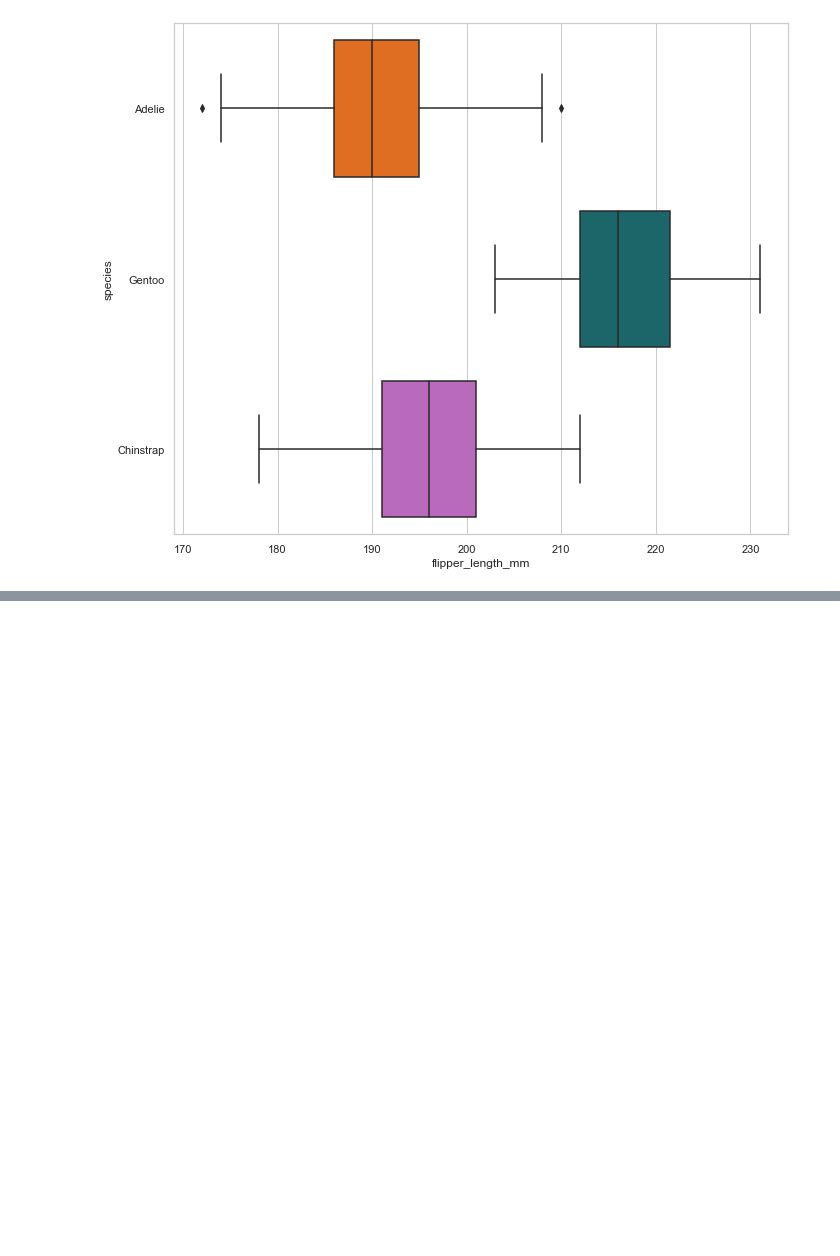
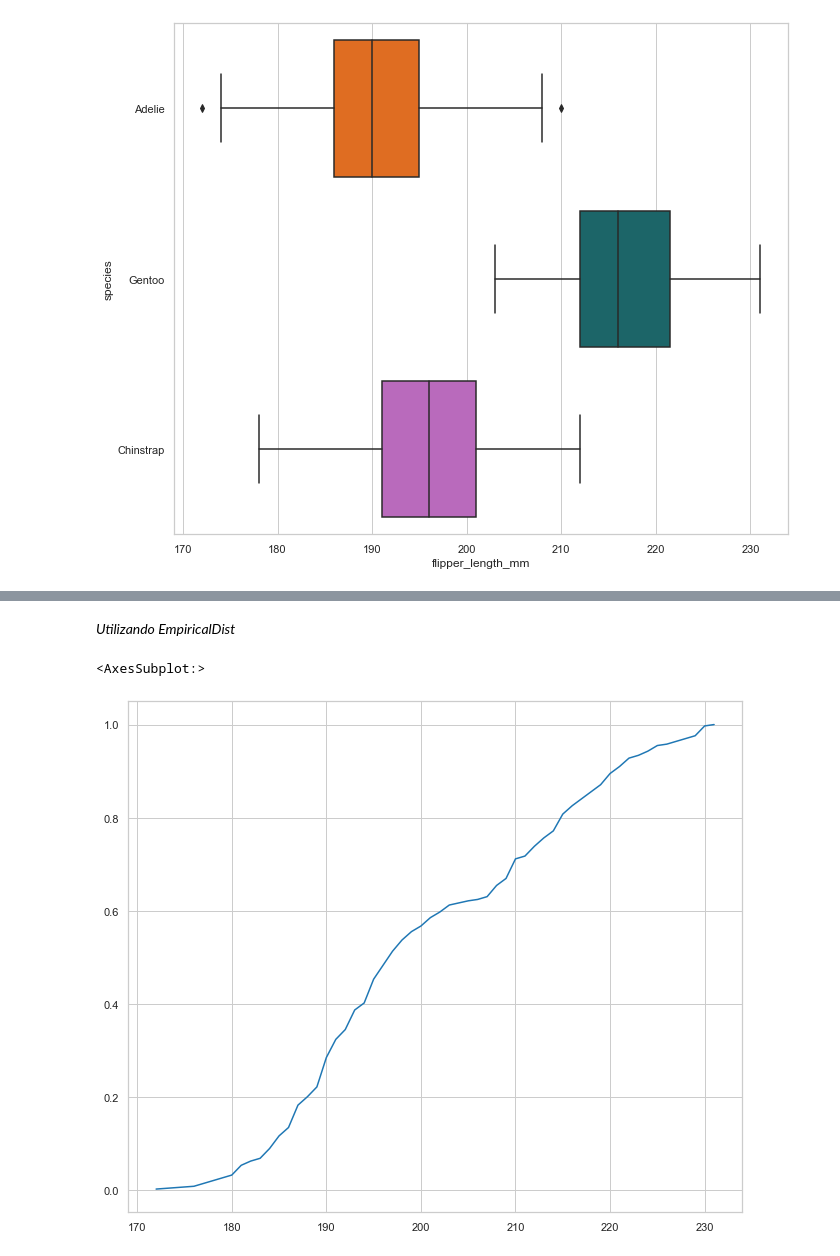
Before and after one commit to miguelfsosa/exploratory_analisis_penguin, a Jupyter notebook: Analisis_Exploratorio.ipynb, the cells around one changed output, grey strips where cells are left out. Cells and saved outputs as stored; diff of their text form; code cells hidden in the pictures; blank space fills up the shorter version.

```diff
--- a/Analisis_Exploratorio.ipynb
+++ b/Analisis_Exploratorio.ipynb
@@ -720,0 +767,12 @@ sns.boxplot(
+# %% [markdown]
+*Utilizando EmpiricalDist*
+# %%
+cdf_flipper_length_mm = empiricaldist.Cdf.from_seq(
+    process_penguin_df.flipper_length_mm,
+    normalize = True
+)
+# %%
+cdf_flipper_length_mm.plot()
+# %% [output]
+<AxesSubplot:>
+[figure, added]
```
Also changed, not shown: parts of 20 cells of this notebook, 2 other files.
